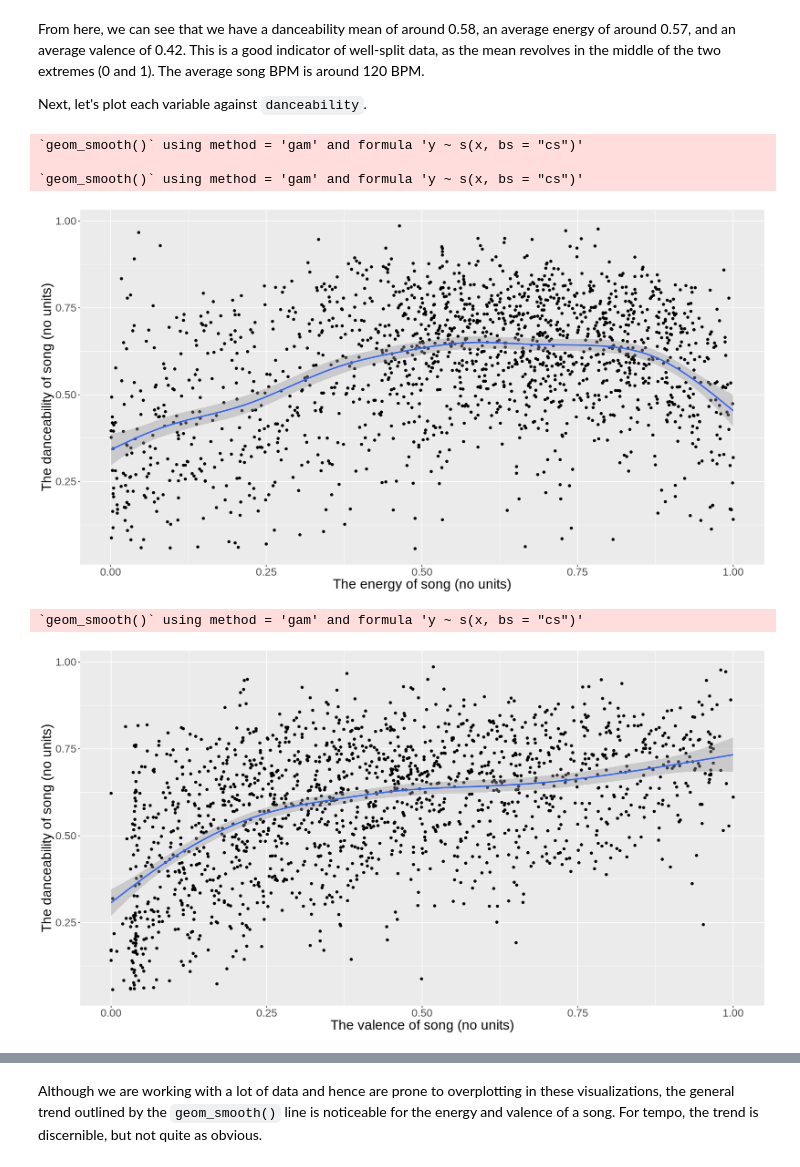
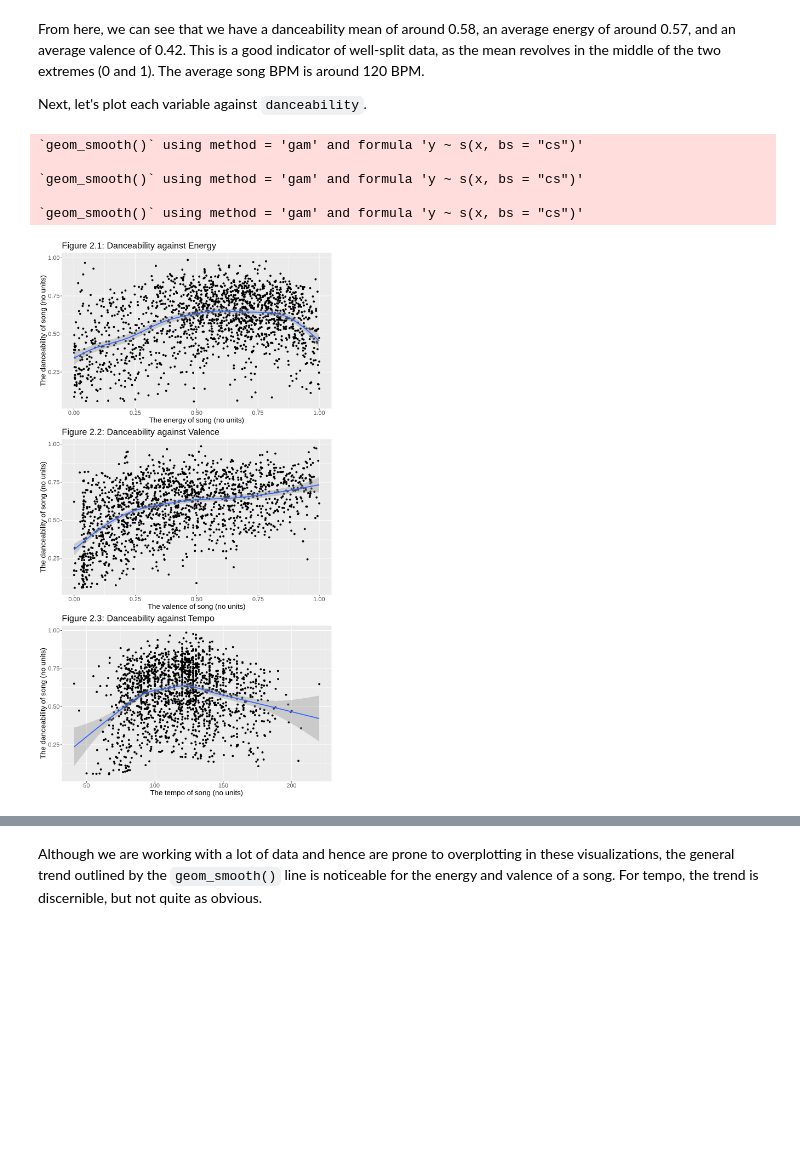
Before and after one commit to eshuaiii/dsci-100-2022w1-group-79, a Jupyter notebook: 79_project_report.ipynb, the cells around one changed output, grey strips where cells are left out. Saved outputs shown, nothing was run; the diff lists cells and outputs as text; code cells hidden in the pictures; blank space fills up the shorter version.

```diff
--- a/79_project_report.ipynb
+++ b/79_project_report.ipynb
@@ -252,34 +253,36 @@ Next, let's plot each variable against `danceability`.
 # head(spotify_training_intuitive, 5)
 # %%
 # ========== General Visualizations for Intuitive Model predictors ==========
-options(repr.plot.width = 15, repr.plot.height = 8)
+options(repr.plot.width = 9, repr.plot.height = 17)
 # Visualize the relationship between danceability and energy, classified by mode
-ggplot(spotify_training_intuitive_unscaled, aes(x = energy, y = danceability)) +
+intuitive_energy_plot <- ggplot(spotify_training_intuitive_unscaled, aes(x = energy, y = danceability)) +
     geom_point(alpha = 1.1) +
     geom_smooth() +
     labs(x = "The energy of song (no units)", y = "The danceability of song (no units)") +
-    theme(text = element_text(size = 20)) +
-    scale_color_brewer(palette = "Set2")
+    theme(text = element_text(size = 16)) +
+    ggtitle("Figure 2.1: Danceability against Energy")
 
 # Visualize the relationship between danceability and valence, classified by mode
-ggplot(spotify_training_intuitive_unscaled, aes(x = valence, y = danceability)) +
+intuitive_valence_plot <- ggplot(spotify_training_intuitive_unscaled, aes(x = valence, y = danceability)) +
     geom_point(alpha = 1.1) +
     geom_smooth() +
     labs(x = "The valence of song (no units)", y = "The danceability of song (no units)") +
-    theme(text = element_text(size = 20)) +
-    scale_color_brewer(palette = "Set1")
+    theme(text = element_text(size = 16)) +
+    ggtitle("Figure 2.2: Danceability against Valence")
 
 # Visualize the relationship between danceability and tempo, classified by mode
-ggplot(spotify_training_intuitive_unscaled, aes(x = tempo, y = danceability)) +
+intuitive_tempo_plot <- ggplot(spotify_training_intuitive_unscaled, aes(x = tempo, y = danceability)) +
     geom_point(alpha = 1.1) +
     geom_smooth() +
     labs(x = "The tempo of song (no units)", y = "The danceability of song (no units)") +
-    theme(text = element_text(size = 20)) +
-    scale_color_brewer(palette = "Dark2")
+    theme(text = element_text(size = 16)) +
+    ggtitle("Figure 2.3: Danceability against Tempo")
+
+grid.arrange(intuitive_energy_plot, intuitive_valence_plot, intuitive_tempo_plot)
 # %% [output]
 `geom_smooth()` using method = 'gam' and formula 'y ~ s(x, bs = "cs")'
 
 `geom_smooth()` using method = 'gam' and formula 'y ~ s(x, bs = "cs")'
+
+`geom_smooth()` using method = 'gam' and formula 'y ~ s(x, bs = "cs")'
-[figure, old version]
+[figure, new version]
-`geom_smooth()` using method = 'gam' and formula 'y ~ s(x, bs = "cs")'
-[figure, removed]
```
Also changed, not shown: parts of 26 cells of this notebook.
